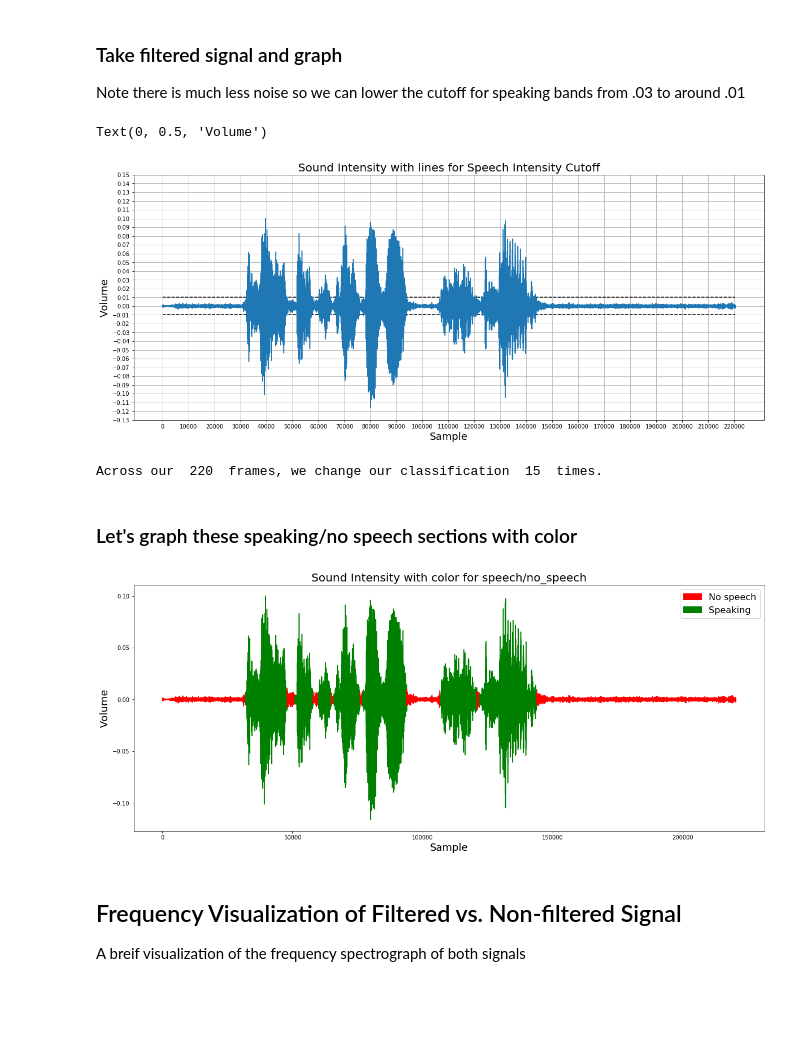
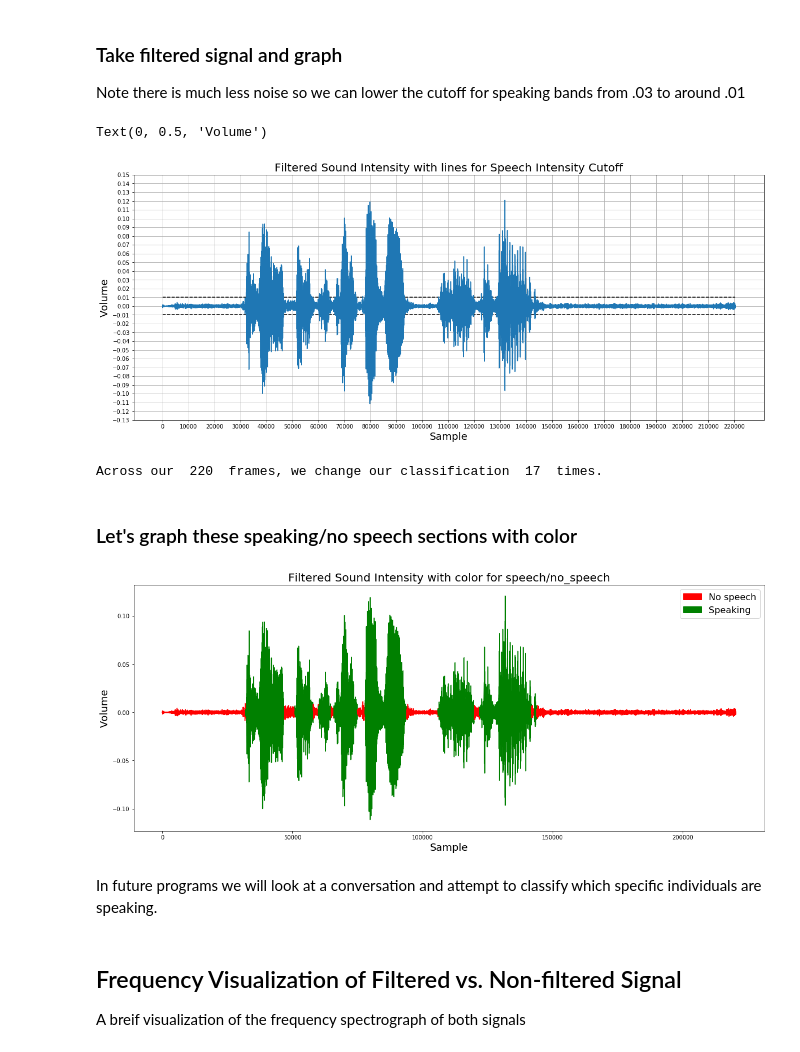
Before and after one commit to gseemann/audio_to_freq, a Jupyter notebook: Audio_File_Visualization_ and_Classification.ipynb, the cells around one changed output. Saved outputs shown, nothing was run; the diff lists cells and outputs as text; code cells hidden in the pictures; blank space fills up the shorter version.

```diff
--- a/Audio_File_Visualization_ and_Classification.ipynb
+++ b/Audio_File_Visualization_ and_Classification.ipynb
@@ -214,7 +215,7 @@ ax1.set_title('Original Sound Intensity', fontsize=20)
 ax1.set_ylabel('Intensity', fontsize=16)
 ax1.axis([0, 5, -.13, .15])
 
-sos = signal.butter(50, [low_pass,high_pass], btype='bandpass', fs=freq, output='sos')
+sos = signal.butter(20, [low_pass,high_pass], btype='bandpass', fs=freq, output='sos')
 filtered = signal.sosfilt(sos, voice)
 ax2.plot(t, filtered)
 ax2.set_title('After 200-3400 Hz filter', fontsize=20)
@@ -266,13 +268,14 @@ plt.hlines(y=-cutoff_for_speaking, xmin=0, xmax=len(filtered), colors='k', lines
 plt.xticks(np.arange(0, freq*length, step=10000))
 plt.yticks(np.arange(-0.13, 0.15, step=0.01))
 plt.grid(which='both', axis='both')
-plt.title('Sound Intensity with lines for Speech Intensity Cutoff', fontsize=20)
+plt.title('Filtered Sound Intensity with lines for Speech Intensity Cutoff', fontsize=20)
 plt.xlabel('Sample', fontsize=18)
 plt.ylabel('Volume', fontsize=18)
 # %% [output]
 Text(0, 0.5, 'Volume')
-[figure, old version]
+[figure, new version]
 # %%
+#next well create a list of speech and no speaking
 frame = 1000            #amount of points we look at when determining max amplitude
 amps= 10                #how many of the top values to average
 speaking_time = []      #list of dict that will store classification{start:int, stop:int,type:speech/silence}
@@ -325,27 +328,29 @@ else:   #ended with no speech
 print("Across our ", int(len(filtered)/frame), ' frames, we change our classification ',
       len(speaking_time), ' times. ')
 # %% [output]
-Across our  220  frames, we change our classification  15  times.
+Across our  220  frames, we change our classification  17  times.
 # %% [markdown]
 ### Let's graph these speaking/no speech sections with color
 # %%
 fig, ax = plt.subplots(figsize=(20,8))
 for i in speaking_time:
     if i['type']=='speech':
         clr = 'green'
     else:
         clr = 'red'
 #     x, y = zip(measurement['start'], measurement['end'])
     ax.plot(np.arange(i['start'], i['end'], 1), filtered[i['start']:i['end']], color=clr)
 red_patch = mpatches.Patch(color='red', label='No speech')
 green_patch = mpatches.Patch(color='green', label='Speaking')
 plt.legend(handles=[red_patch, green_patch], fontsize=16)
-ax.set_title('Sound Intensity with color for speech/no_speech', fontsize=20)
+ax.set_title('Filtered Sound Intensity with color for speech/no_speech', fontsize=20)
 ax.set_xlabel('Sample', fontsize=18)
 ax.set_ylabel('Volume', fontsize=18)
 plt.show()
 # %% [output]
-[figure, old version]
+[figure, new version]
+# %% [markdown]
+In future programs we will look at a conversation and attempt to classify which specific individuals are speaking.
 # %% [markdown]
 ## Frequency Visualization of Filtered vs. Non-filtered Signal
 A breif visualization of the frequency spectrograph of both signals
```
Also changed, not shown: parts of 8 cells of this notebook.
